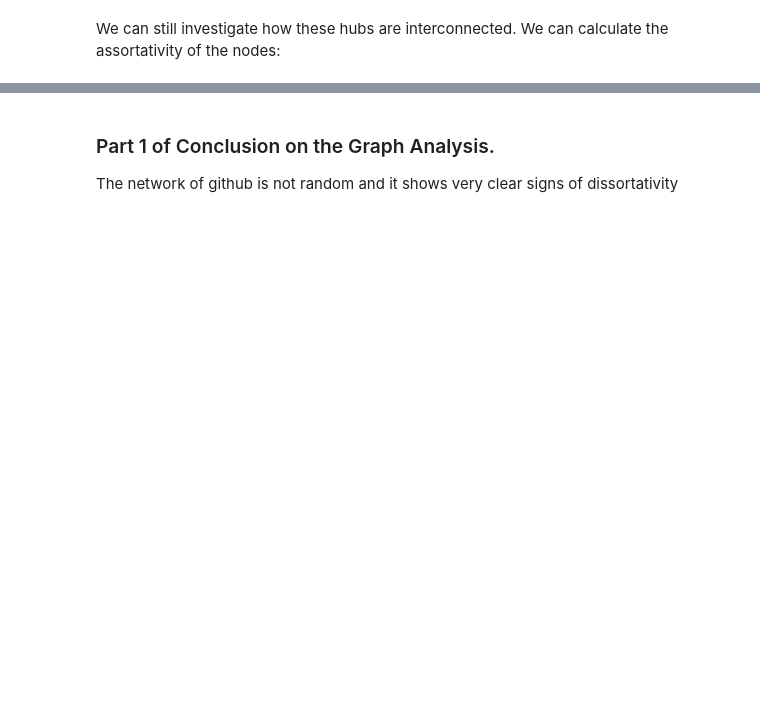
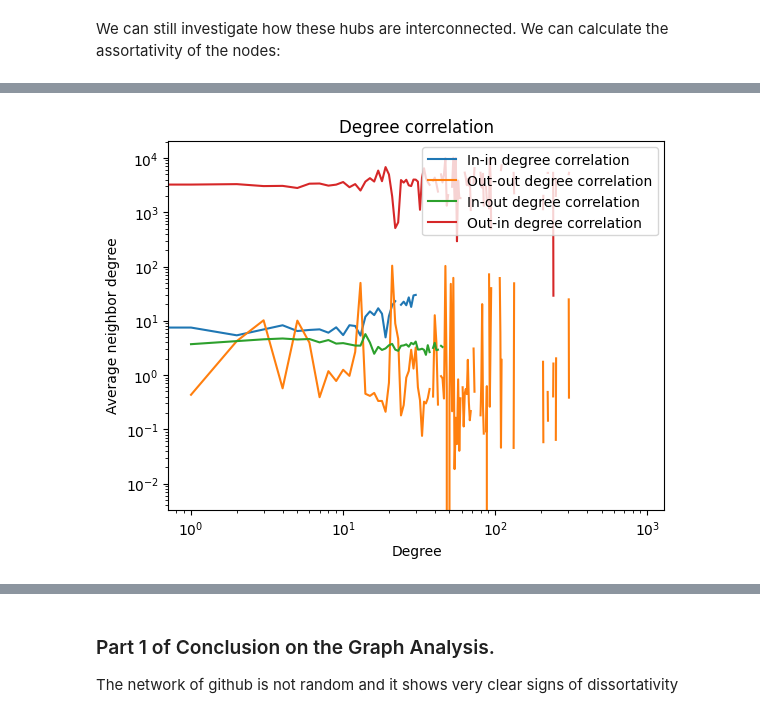
Before and after one commit to MathiasDamsgaard/Comp_Social_Sci_Assigments, a Jupyter notebook: Project.ipynb, the cells around one changed output, grey strips where cells are left out. Saved outputs shown, nothing was run; the diff lists cells and outputs as text; code cells hidden in the pictures; blank space fills up the shorter version.

```diff
--- a/Project.ipynb
+++ b/Project.ipynb
@@ -388,6 +445,8 @@ with open('data/nodes.json', 'r') as f:
 cleaned_data = []
 
 for node in data:
+    if node is None:
+        continue
     # lower the keys
     node = {key.lower(): value for key, value in node.items()}
     for key, value in node.items():
@@ -729,7 +909,23 @@ print(f"Out-in degree assortativity of the real network: {r_out_in_real:.5f}")
 # %%
 def degree_correlation_directed(G: nx.DiGraph):
+    """
+    Calculate the degree correlation for a directed graph.
+
+    Parameters:
+    - G (nx.DiGraph): A directed graph.
+
+    Returns:
+    - k_u_in (dict): A dictionary with the average neighbor in-degree of node with in-degree k'.
+    - k_u_out (dict): A dictionary with the average neighbor out-degree of node with out-degree k'.
+    - k_v_in (dict): A dictionary with the average neighbor in-degree of node with in-degree k'.
+    - k_v_out (dict): A dictionary with the average neighbor out-degree of node with out-degree k'.
+
+    Prerequisites:
+    - The input graph G should be a directed graph (nx.DiGraph).
+    - The graph G should have nodes and edges defined.
+    """
+
     # For each node with degree k' we want to get the average of neighbor degree in and neighbor degree out
-
     k_u_in = {}
     k_u_out = {}
     k_v_in = {}
@@ -759,8 +955,8 @@ def degree_correlation_directed(G: nx.DiGraph):
 
     return k_u_in, k_u_out, k_v_in, k_v_out
 
+k_u_in, k_u_out, k_v_in, k_v_out = degree_correlation_directed(G)
 
-k_u_in, k_u_out, k_v_in, k_v_out = degree_correlation_directed(G)
 print("Average neighbor in-degree of node with in-degree k':", k_u_in)
 print("Average neighbor out-degree of node with out-degree k':", k_u_out)
 print("Average neighbor in-degree of node with in-degree k':", k_v_in)
@@ -768,30 +969,29 @@ print("Average neighbor out-degree of node with out-degree k':", k_v_out)
 # %%
 # Get the x values from the keys of the dictionaries
 x_values = list(range(0,1000))
 
 # Get the y values from the values of the dictionaries
 y_values_in_in = [k_u_in.get(x, np.nan) for x in x_values]
 y_values_out_out = [k_u_out.get(x, np.nan) for x in x_values]
 y_values_in_out = [k_v_in.get(x, np.nan) for x in x_values]
 y_values_out_in = [k_v_out.get(x, np.nan) for x in x_values]
 
 # Plot the degree correlation
 plt.plot(x_values, y_values_in_in, label='In-in degree correlation')
 plt.plot(x_values, y_values_out_out, label='Out-out degree correlation')
 plt.plot(x_values, y_values_in_out, label='In-out degree correlation')
 plt.plot(x_values, y_values_out_in, label='Out-in degree correlation')
 
-# logscale
 plt.xscale('log')
 plt.yscale('log')
-
 plt.xlabel("Degree")
 plt.ylabel("Average neighbor degree")
-
-# Place the legend top right corner
 plt.legend(loc='upper right')
-
+plt.title("Degree correlation")
+plt.savefig('Webpage/static/images/Degree_correlation.png', bbox_inches='tight')
 plt.show()
+# %% [output]
+[figure, added]
 # %%
 # We do a degree preserving randomisation : R-S randomization to the plot
 def degree_preserving_randomization(G: nx.DiGraph):
```
Also changed, not shown: parts of 49 cells of this notebook, 27 other files.
